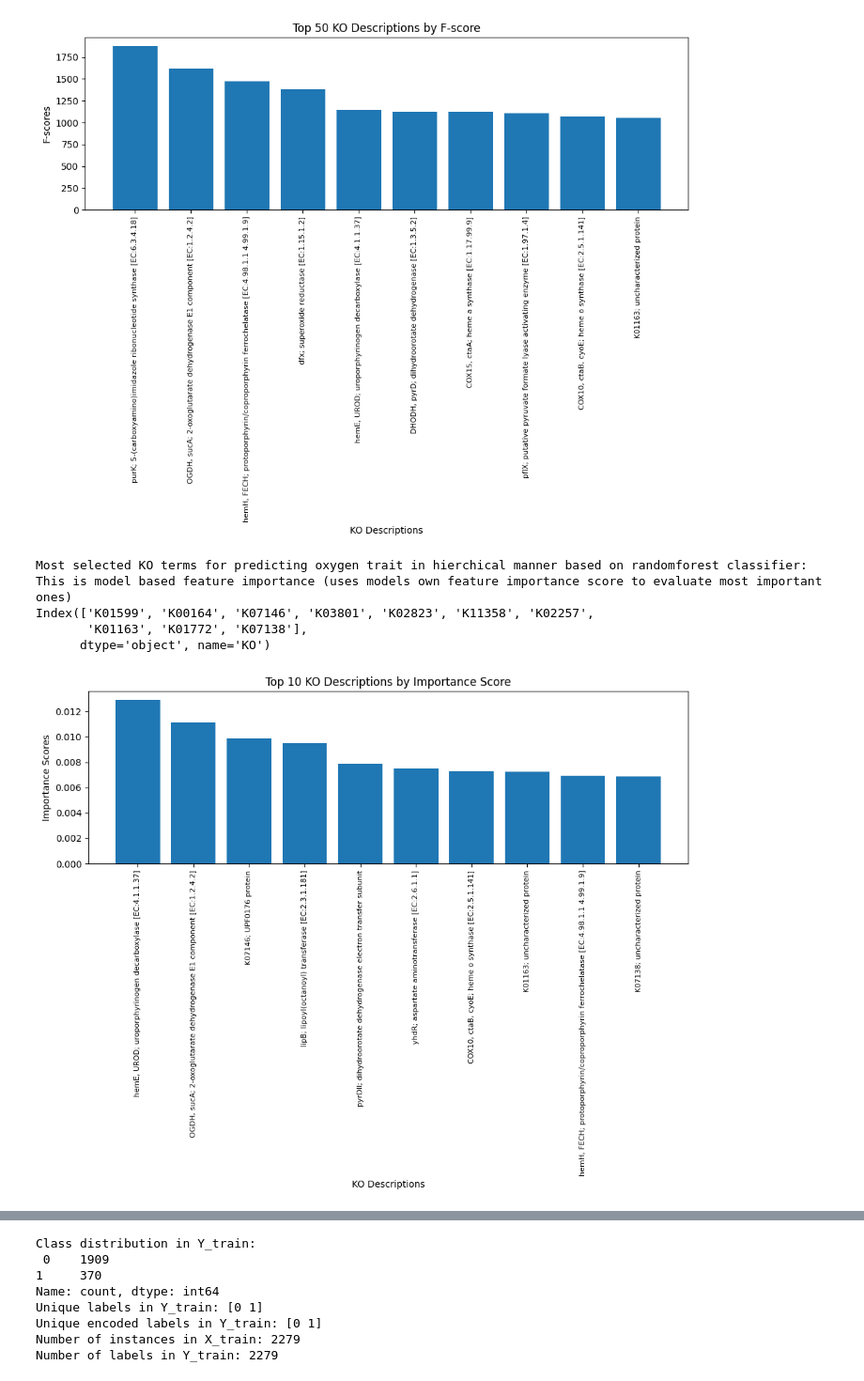
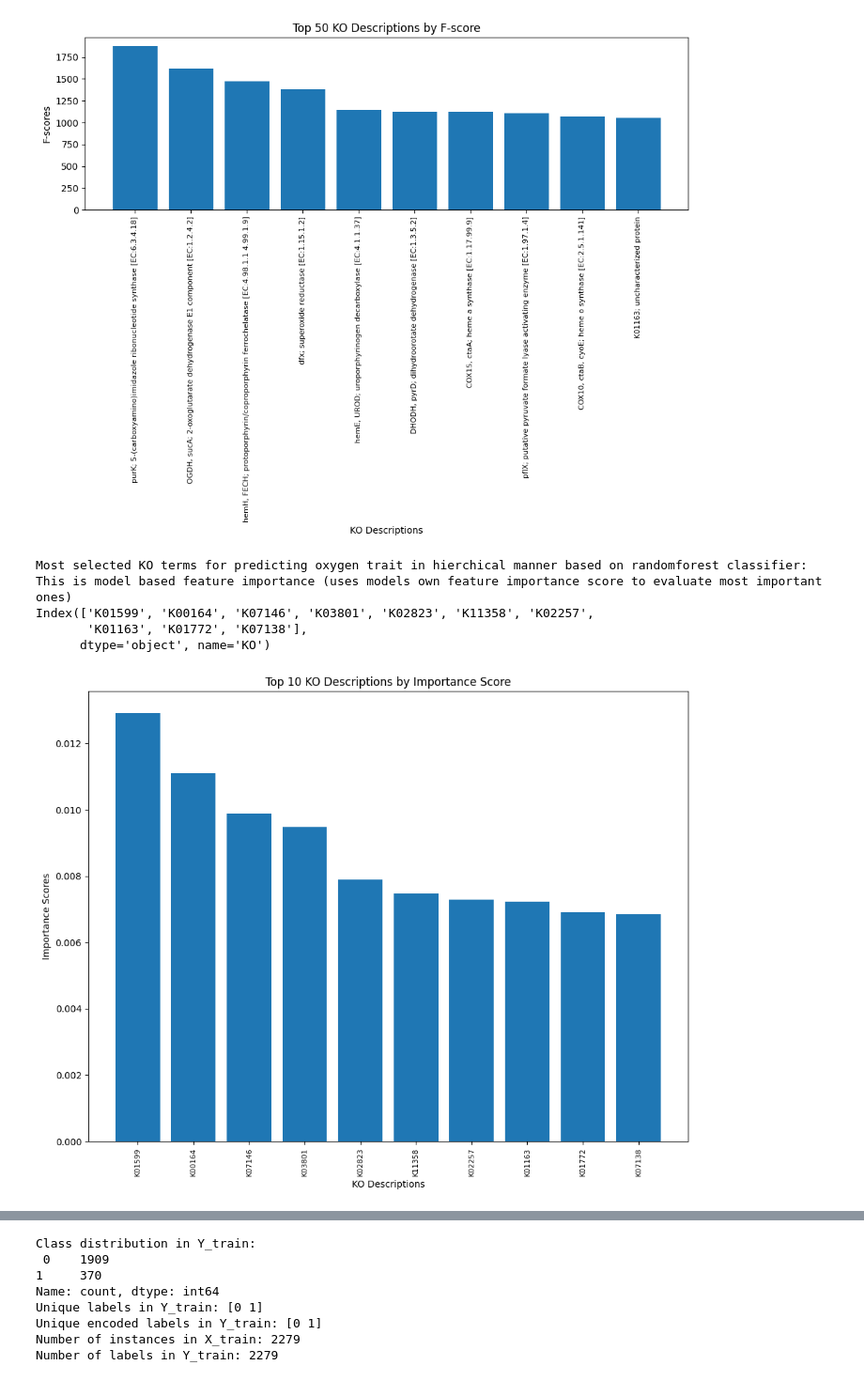
Before and after one commit to Ellaermeg/Eliah-Masters, a Jupyter notebook: KOs/Grouped pipeline.ipynb, the cells around one changed output, grey strips where cells are left out. Shown at 94% size. Saved outputs shown, nothing was run; the diff lists cells and outputs as text; code cells hidden in the pictures.

```diff
--- a/KOs/Grouped pipeline.ipynb
+++ b/KOs/Grouped pipeline.ipynb
@@ -278,45 +280,45 @@ Index(['K01589', 'K00164', 'K01772', 'K05919', 'K01599', 'K00254', 'K02259',
 # %%
 ''' Model based feature importance score '''
 
-# Step 1: Fit a RandomForestClassifier
+#Fit a RandomForestClassifier
 model = RandomForestClassifier(n_estimators=100, random_state=42)
 model.fit(X_aligned, Y_aligned)
 
-# Step 2: Rank features by their importances
+#Rank features by their importances
 feature_importances = model.feature_importances_
 sorted_indices = np.argsort(feature_importances)[::-1]
 
-# Select the top 50 features
+# Select the top 10 features
 top_k_indices = sorted_indices[:10]
 selected_features = X_aligned.columns[top_k_indices]
 
 # Scores of selected features
 sorted_scores = feature_importances[top_k_indices]
 
 print("Most selected KO terms for predicting oxygen trait in hierchical manner based on randomforest classifier:")
 print("This is model based feature importance (uses models own feature importance score to evaluate most important ones)")
 print(selected_features)
 
-# Step 3: Translate selected KO terms to their descriptions
+#Translate selected KO terms to their descriptions
 translated_sorted_features = translate_ko_terms(list(selected_features))
 
 # Prepare labels and scores for plotting
 labels = [translated_sorted_features[ko] for ko in selected_features]
 sorted_labels = [labels[idx] for idx in range(len(labels))]
 
 # Plotting with translated names
 plt.figure(figsize=(10, 8))
 plt.bar(range(len(sorted_labels)), sorted_scores)
-plt.xticks(range(len(sorted_labels)), sorted_labels, rotation='vertical', fontsize=8)
+plt.xticks(range(len(sorted_labels)), selected_features, rotation='vertical', fontsize=8)
 plt.xlabel('KO Descriptions')
 plt.ylabel('Importance Scores')
 plt.title('Top 10 KO Descriptions by Importance Score')
 plt.tight_layout()
 plt.show()
 # %% [output]
 Most selected KO terms for predicting oxygen trait in hierchical manner based on randomforest classifier:
 This is model based feature importance (uses models own feature importance score to evaluate most important ones)
 Index(['K01599', 'K00164', 'K07146', 'K03801', 'K02823', 'K11358', 'K02257',
        'K01163', 'K01772', 'K07138'],
       dtype='object', name='KO')
-[figure, old version]
+[figure, new version]
```
Also changed, not shown: parts of 5 cells of this notebook, 1 other file.
